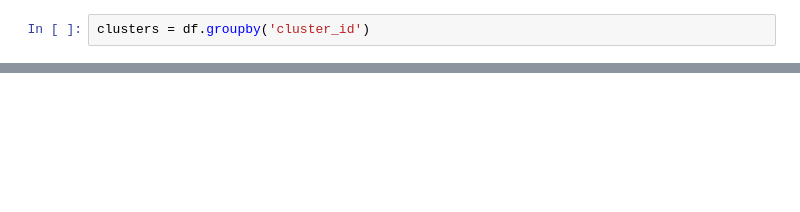
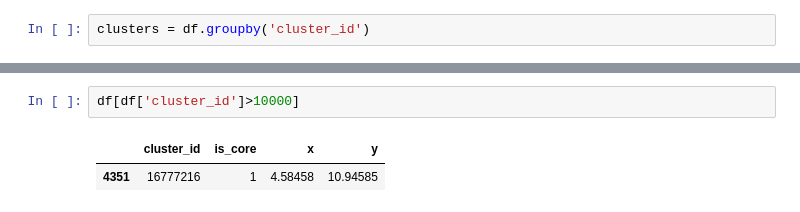
Before and after one commit to sbutz/parallel-programming, a Jupyter notebook: 000_johannes/dbscan/abgabe/demo/demo.ipynb, the cells around one changed output, grey strips where cells are left out. Drawn from its saved outputs; the diff is of its cells as text; blank space fills up the shorter version.

```diff
--- a/000_johannes/dbscan/abgabe/demo/demo.ipynb
+++ b/000_johannes/dbscan/abgabe/demo/demo.ipynb
@@ -58,0 +54,5 @@ set(df['cluster_id'])
+# %%
+df[df['cluster_id']>10000]
+# %% [output]
+|  | cluster_id | is_core | x | y |
+| 4351 | 16777216 | 1 | 4.58458 | 10.94585 |
```
Also changed, not shown: parts of 5 cells of this notebook, 6 other files.
